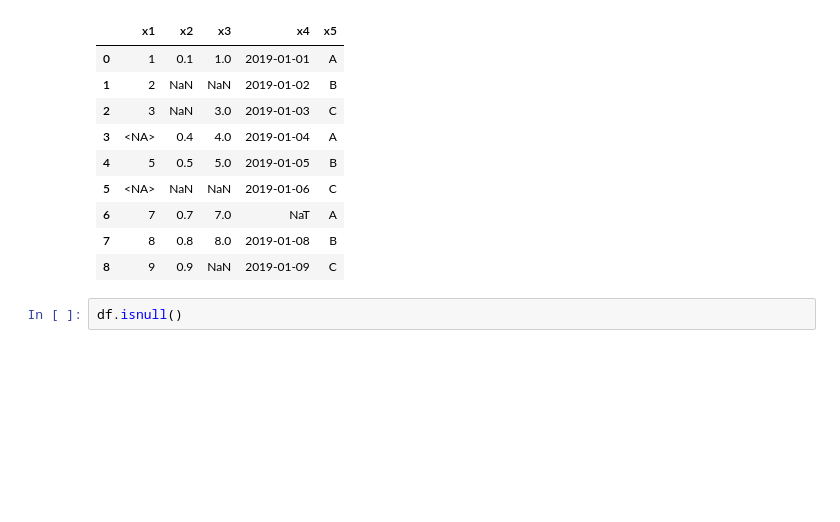
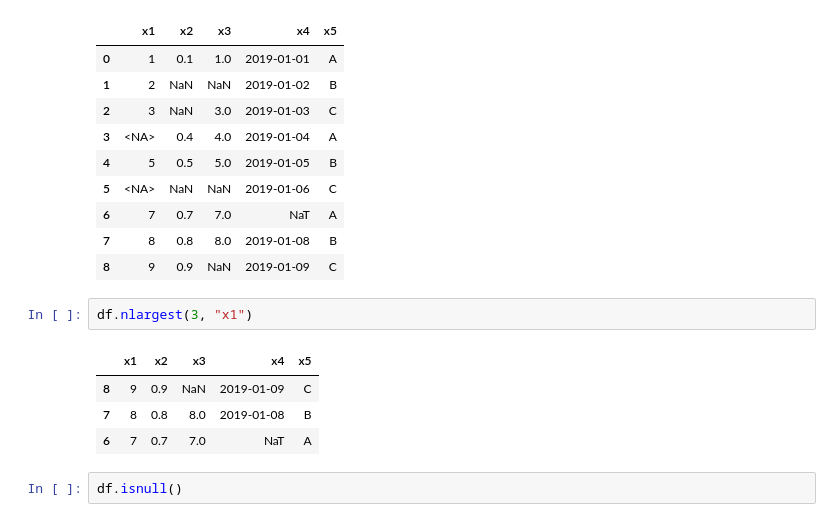
Before and after one commit to KIMS-Github/TIL_, a Jupyter notebook: math/Day15_Pre-Processing_Regression/Start_data_analysis.ipynb, the cells around one changed output. Cells and saved outputs as stored; diff of their text form; blank space fills up the shorter version.

```diff
--- a/math/Day15_Pre-Processing_Regression/Start_data_analysis.ipynb
+++ b/math/Day15_Pre-Processing_Regression/Start_data_analysis.ipynb
@@ -54,6 +54,13 @@ df
 | 6 | 7 | 0.7 | 7.0 | NaT | A |
 | 7 | 8 | 0.8 | 8.0 | 2019-01-08 | B |
 | 8 | 9 | 0.9 | NaN | 2019-01-09 | C |
+# %%
+df.nlargest(3, "x1")
+# %% [output]
+|  | x1 | x2 | x3 | x4 | x5 |
+| 8 | 9 | 0.9 | NaN | 2019-01-09 | C |
+| 7 | 8 | 0.8 | 8.0 | 2019-01-08 | B |
+| 6 | 7 | 0.7 | 7.0 | NaT | A |
 # %%
 df.isnull()
 # %% [output]
```
Also changed, not shown: parts of 1 cell of this notebook.
